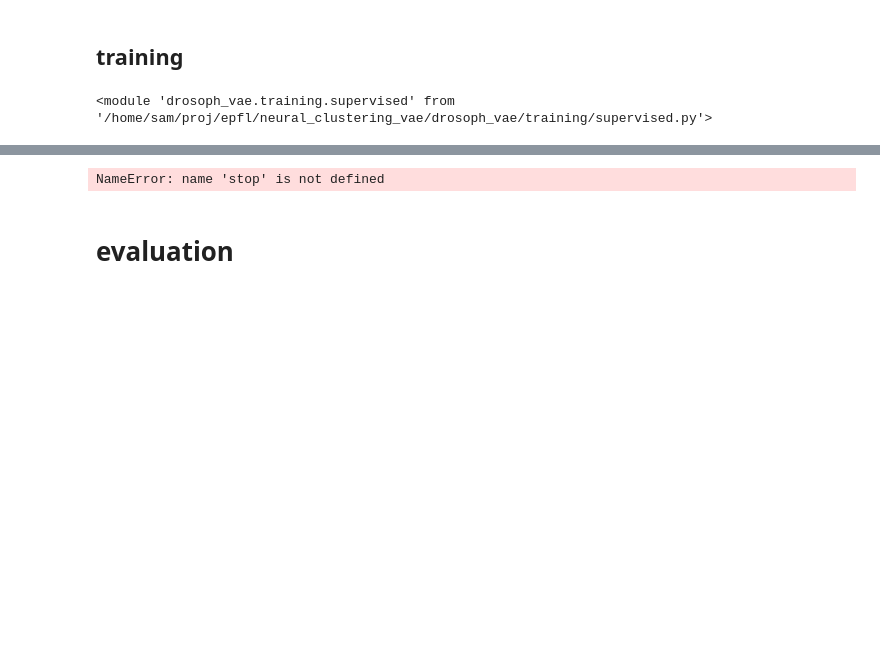
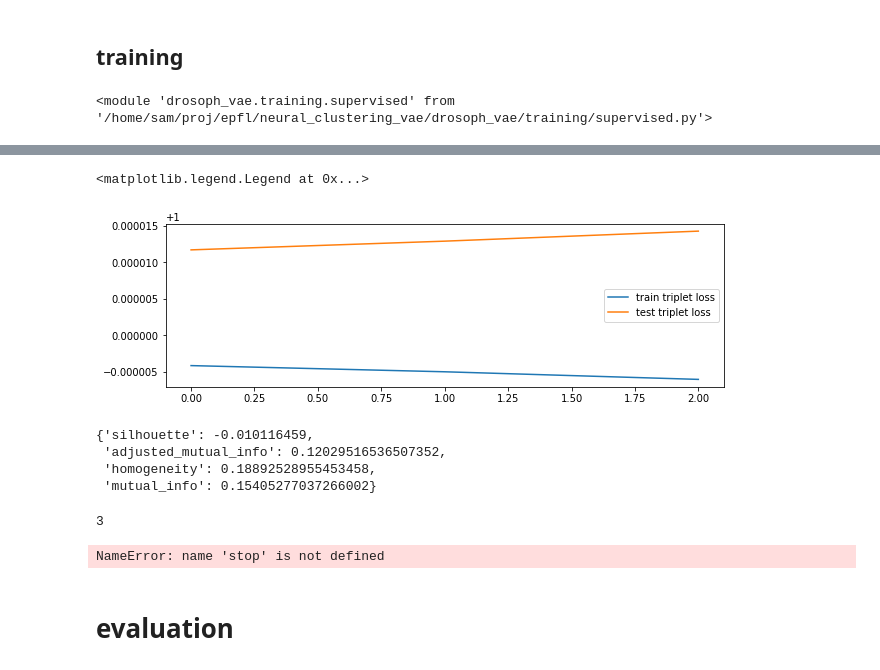
Before and after one commit to samuelsmal/drosophVAE, a Jupyter notebook: reparam_vae.ipynb, the cells around one changed output, grey strips where cells are left out. Drawn from its saved outputs; the diff is of its cells as text; code cells hidden in the pictures; blank space fills up the shorter version.

```diff
--- a/reparam_vae.ipynb
+++ b/reparam_vae.ipynb
@@ -585,0 +617,13 @@ grid_search_results
+# %%
+# plot_data = [parameters, train_reports, test_reports]
+plot_data = [(res['parameters'], *_extract_(res['supervised'])) for res in grid_search_results]
+losses = ['triplet loss']
+fig, ax = plt.subplots(nrows=1, ncols=1, figsize=(10, 3))
+for params, train_losses, test_losses in plot_data:
+    ax.plot(train_losses, label=f"train triplet loss")
+    ax.plot(test_losses, label=f"test triplet loss")
+
+plt.legend()
+# %% [output]
+<matplotlib.legend.Legend at 0x...>
+[figure, added]
@@ -586,3 +632,14 @@ grid_search_results
+# %%
+grid_search_results[0]['vae']['eval_results'][0]['scores']
+# %% [output]
+{'silhouette': -0.010116459,
+ 'adjusted_mutual_info': 0.12029516536507352,
+ 'homogeneity': 0.18892528955453458,
+ 'mutual_info': 0.15405277037266002}
+# %%
+len(grid_search_results[0]['vae']['eval_results'])
+# %% [output]
+3
 # %%
 stop
 # %% [output]
```
Also changed, not shown: parts of 13 cells of this notebook, 2 other files.
